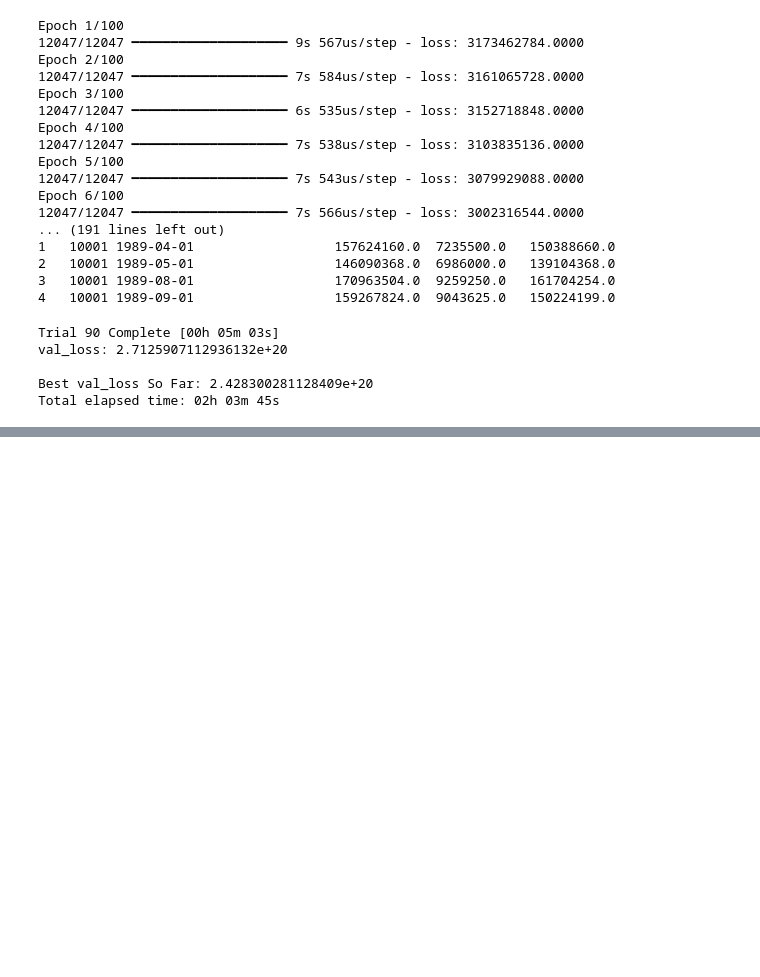
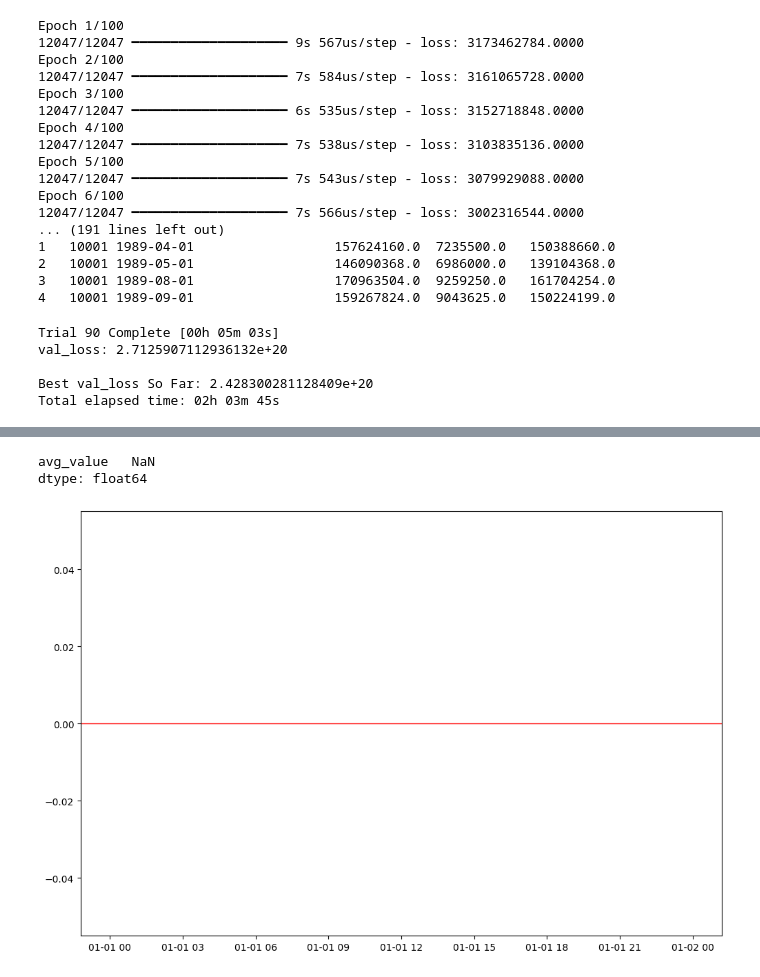
Before and after one commit to justusschenk/valueinvesting, a Jupyter notebook: Fundamental-Equity.ipynb, the cells around one changed output, grey strips where cells are left out. Saved outputs shown, nothing was run; the diff lists cells and outputs as text; code cells hidden in the pictures; blank space fills up the shorter version.

```diff
--- a/Fundamental-Equity.ipynb
+++ b/Fundamental-Equity.ipynb
@@ -4988,0 +5039,20 @@ dtype: float64
+# %%
+df_div_m_long_annual = df_div_m_long_monthly.resample('YE-JUN').sum()
+df_div_m_short_annual = df_div_m_short_monthly.resample('YE-JUN').sum()
+df_price_long_annual = df_price_long_monthly[df_price_long_monthly.index.month == 6]
+df_price_short_annual = df_price_short_monthly[df_price_short_monthly.index.month == 6]
+df_price_minus_long_annual = df_price_minus_long_monthly[df_price_minus_long_monthly.index.month == 6]
+df_price_minus_short_annual = df_price_minus_short_monthly[df_price_minus_short_monthly.index.month == 6]
+
+longret = (df_price_minus_long_annual+ df_div_m_long_annual)/df_price_long_annual.shift(1)-1
+shortret = (df_price_minus_short_annual+df_div_m_short_annual)/df_price_short_annual.shift(1)-1
+lsret = longret - shortret
+#dlsret_notna = lsret.dropna()
+plt.figure(figsize=(12,8))
+plt.plot(lsret)
+plt.axhline(0, color='red', linewidth=1, linestyle='-')
+lsret_notna.mean()
+# %% [output]
+avg_value   NaN
+dtype: float64
+[figure, added]
```
Also changed, not shown: parts of 8 cells of this notebook, 2 other files.
